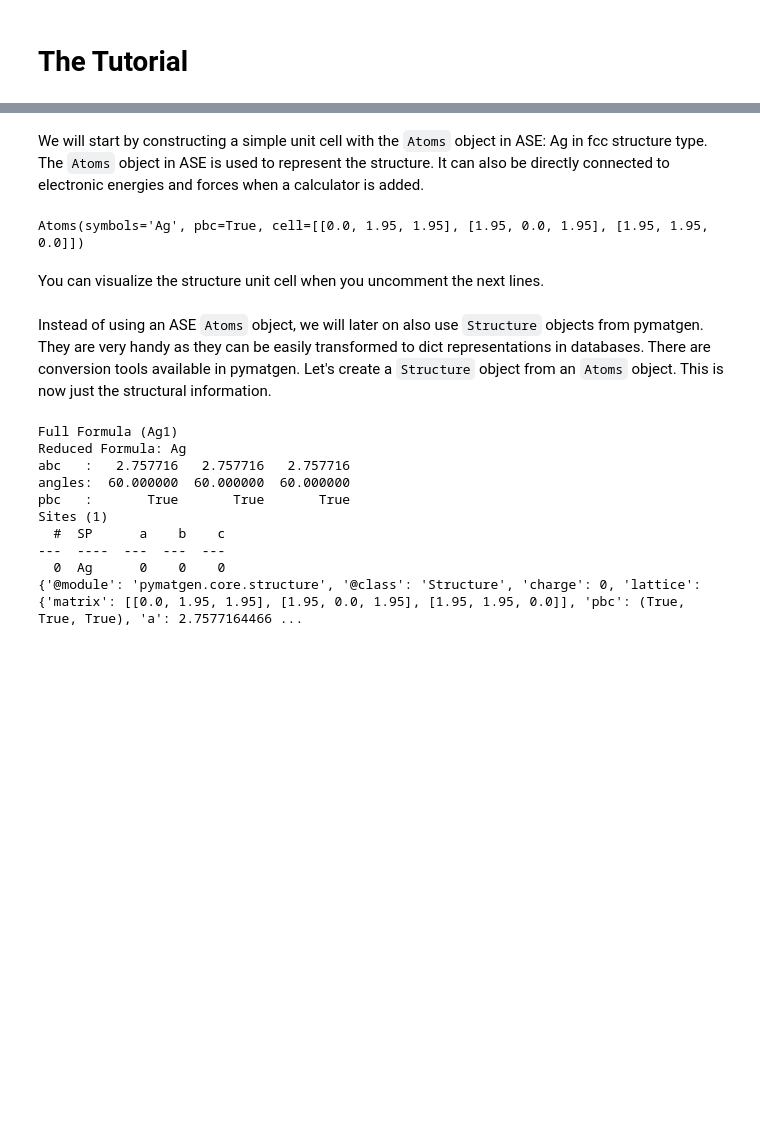
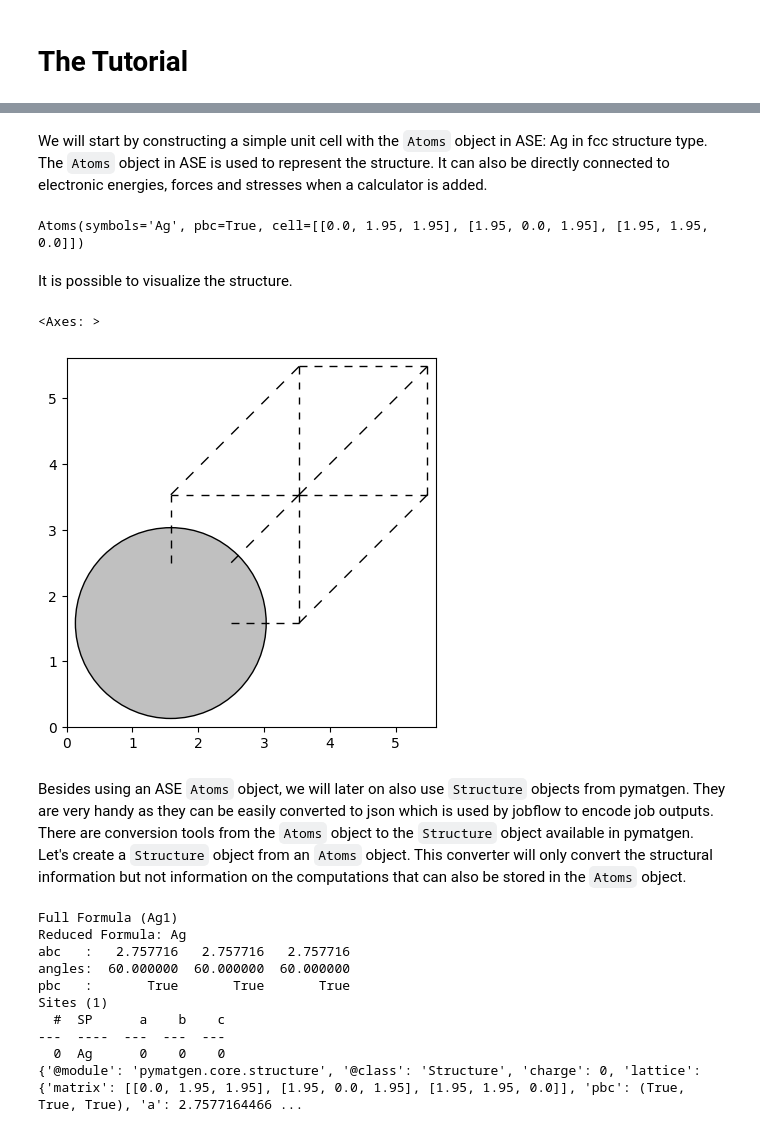
Before and after one commit to JaGeo/Advanced_Jobflow_Tutorial, a Jupyter notebook: Tutorial/_build/html/_sources/tutorial.ipynb, the cells around one changed output, grey strips where cells are left out. Saved outputs shown, nothing was run; the diff lists cells and outputs as text; code cells hidden in the pictures; blank space fills up the shorter version.

```diff
--- a/Tutorial/_build/html/_sources/tutorial.ipynb
+++ b/Tutorial/_build/html/_sources/tutorial.ipynb
@@ -25,5 +32,5 @@ Let's have a look how we would compute the results without workflow. This is onl
 # %% [markdown]
-We will start by constructing a simple unit cell with the `Atoms` object in ASE: Ag in fcc structure type. The `Atoms` object in ASE is used to represent the structure. It can also be directly connected to electronic energies and forces when a calculator is added.
+We will start by constructing a simple unit cell with the `Atoms` object in ASE: Ag in fcc structure type. The `Atoms` object in ASE is used to represent the structure. It can also be directly connected to electronic energies, forces and stresses when a calculator is added.
 # %%
 from ase.build import bulk
 
@@ -32,13 +39,16 @@ atoms = bulk("Ag", "fcc", 3.9)
 print(atoms)
 # %% [output]
 Atoms(symbols='Ag', pbc=True, cell=[[0.0, 1.95, 1.95], [1.95, 0.0, 1.95], [1.95, 1.95, 0.0]])
-# %% [markdown]
-You can visualize the structure unit cell when you uncomment the next lines.
+# %% [markdown]
+It is possible to visualize the structure.
 # %%
-#from ase.visualize import view
-#view(atoms)
+from ase.visualize.plot import plot_atoms
+plot_atoms(atoms)
+# %% [output]
+<Axes: >
+[figure, added]
 # %% [markdown]
-Instead of using an ASE `Atoms` object, we will later on also use `Structure` objects from pymatgen. They are very handy as they can be easily transformed to dict representations in databases. There are conversion tools available in pymatgen. Let's create a `Structure` object from an `Atoms` object. This is now just the structural information.
+Besides using an ASE `Atoms` object, we will later on also use `Structure` objects from pymatgen. They are very handy as they can be easily converted to json which is used by jobflow to encode job outputs. There are conversion tools from the `Atoms` object to the `Structure` object available in pymatgen. Let's create a `Structure` object from an `Atoms` object. This converter will only convert the structural information but not information on the computations that can also be stored in the `Atoms` object.
 # %%
 from pymatgen.io.ase import AseAtomsAdaptor
 
```
Also changed, not shown: parts of 34 cells of this notebook, 14 other files.
